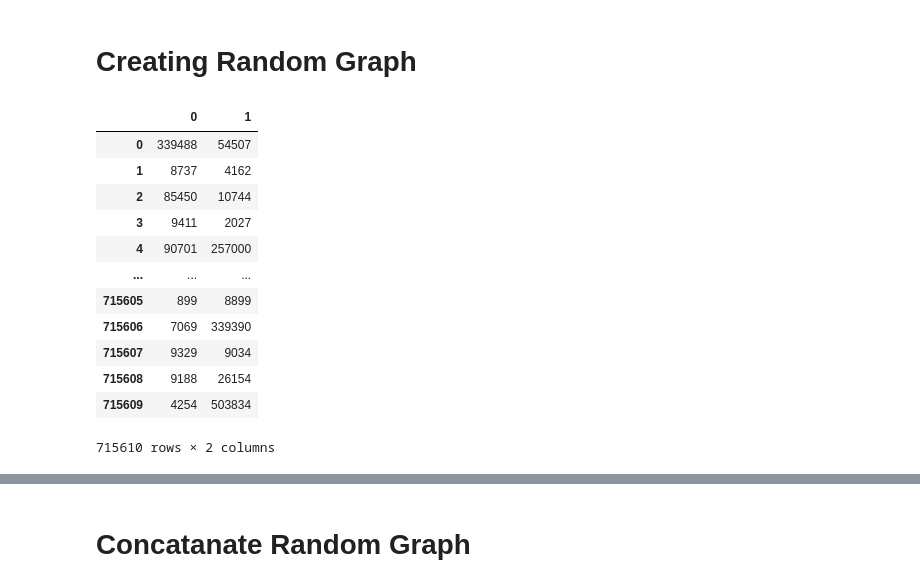
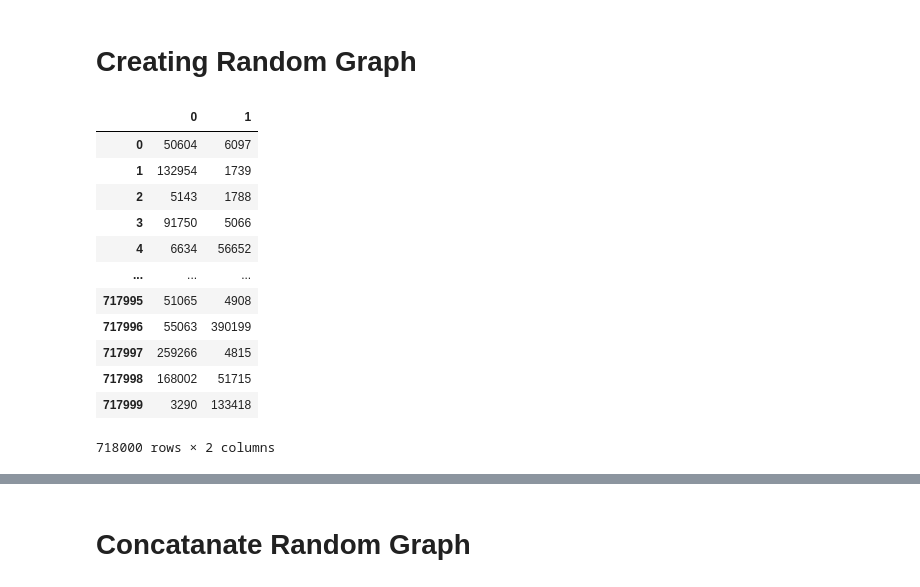
Before and after one commit to RodrigoEslava/cpython, a Jupyter notebook: teste_concatenação.ipynb, the cells around one changed output, grey strips where cells are left out. Saved outputs shown, nothing was run; the diff lists cells and outputs as text; code cells hidden in the pictures.

```diff
--- a/teste_concatenação.ipynb
+++ b/teste_concatenação.ipynb
@@ -137,7 +175,7 @@ lista_de_genes = ["a","b","c","d","e"]
 lista_de_exclusão = [["a","b"],["a","c"]]
 lista_randomica = []
 
-for i in range(715610):
+for i in range(715611):
 
 
 
@@ -155,40 +193,40 @@ for i in range(715610):
   lista_randomica.append(resulting_list)
 
 lista_randomica = pd.DataFrame(data = lista_randomica )
-lista_randomica.to_csv("lista_randomica.txt")
+lista_randomica
 # %%
-np.random.seed(0)
+np.random.seed(1)
 
-lista_de_genes = pd.DataFrame(data = lista_de_genes)
+#lista_de_genes = pd.DataFrame(data = lista_de_genes)
 lista_randomica = []
 
-for i in range(715610):
+for i in range(718000):
 
 
 
   first_column = lista_de_genes.sample()
 
 
   second_column = lista_de_genes.sample()
 
   resulting_list = [first_column.to_string(header = False, index = False), second_column.to_string(header = False , index = False)]
 
   lista_randomica.append(resulting_list)
 
 lista_randomica = pd.DataFrame(data = lista_randomica )
-lista_randomica.to_csv("lista_randomica.txt")
+lista_randomica
 # %% [output]
 |  | 0 | 1 |
-| 0 | 339488 | 54507 |
-| 1 | 8737 | 4162 |
-| 2 | 85450 | 10744 |
-| 3 | 9411 | 2027 |
-| 4 | 90701 | 257000 |
+| 0 | 50604 | 6097 |
+| 1 | 132954 | 1739 |
+| 2 | 5143 | 1788 |
+| 3 | 91750 | 5066 |
+| 4 | 6634 | 56652 |
 | ... | ... | ... |
-| 715605 | 899 | 8899 |
-| 715606 | 7069 | 339390 |
-| 715607 | 9329 | 9034 |
-| 715608 | 9188 | 26154 |
-| 715609 | 4254 | 503834 |
+| 717995 | 51065 | 4908 |
+| 717996 | 55063 | 390199 |
+| 717997 | 259266 | 4815 |
+| 717998 | 168002 | 51715 |
+| 717999 | 3290 | 133418 |
-715610 rows × 2 columns
+718000 rows × 2 columns
 # %%
```
Also changed, not shown: parts of 21 cells of this notebook.
